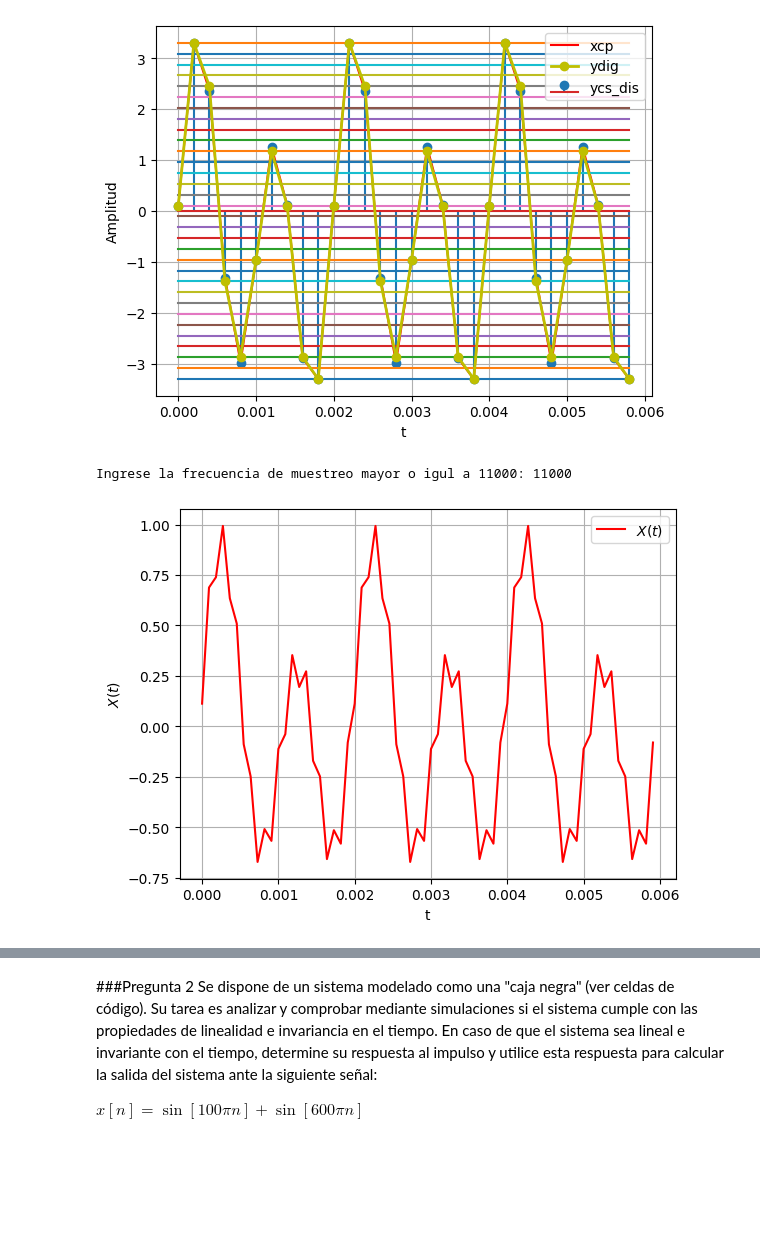
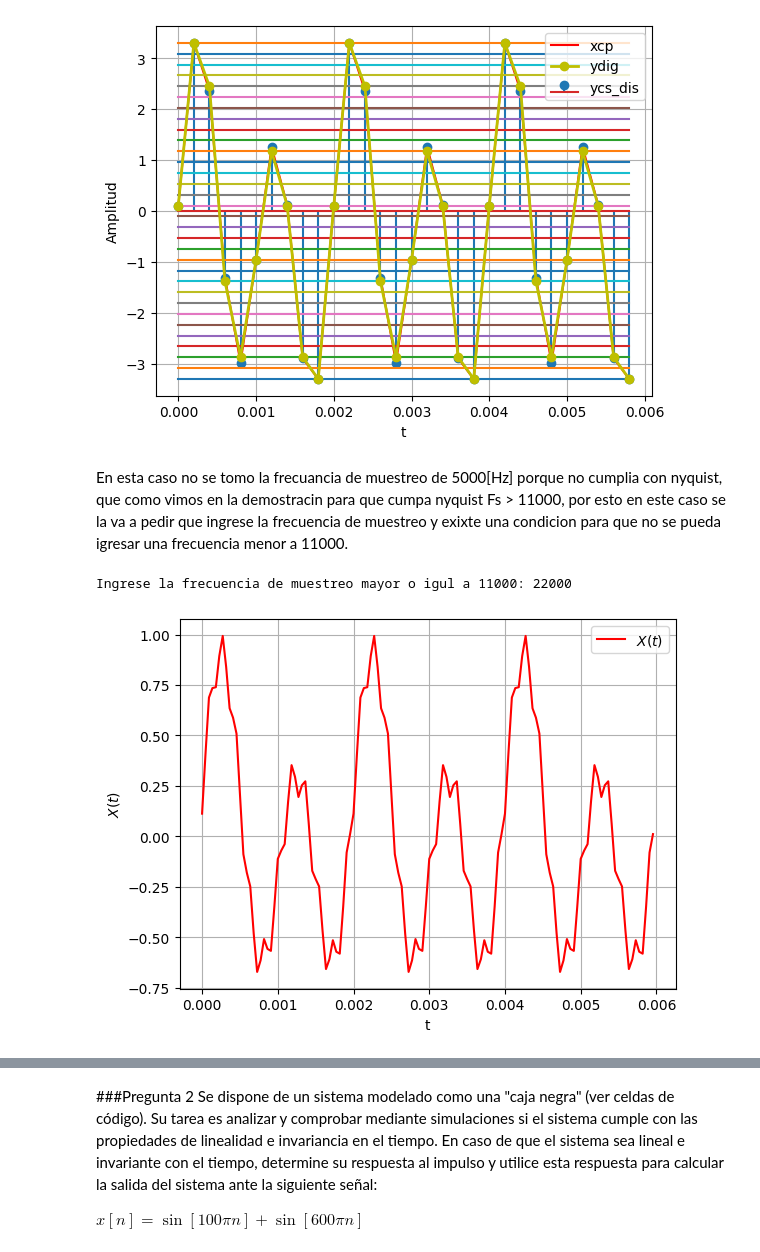
Before and after one commit to SebastianRodriguez05/SyS, a Jupyter notebook: Parcial_1_SyS.ipynb, the cells around one changed output, grey strips where cells are left out. Saved outputs shown, nothing was run; the diff lists cells and outputs as text; code cells hidden in the pictures; blank space fills up the shorter version.

```diff
--- a/Parcial_1_SyS.ipynb
+++ b/Parcial_1_SyS.ipynb
@@ -134,6 +138,8 @@ plt.ylabel('Amplitud')
 plt.show()
 # %% [output]
 [figure]
+# %% [markdown]
+En esta caso no se tomo la frecuancia de muestreo de 5000[Hz] porque no cumplia con nyquist, que como vimos en la demostracin para que cumpa nyquist Fs > 11000, por esto en este caso se la va a pedir que ingrese la frecuencia de muestreo y exixte una condicion para que no se pueda igresar una frecuencia menor a 11000.
 # %%
 from numpy import sin, pi, cos
 import numpy as np
@@ -143,47 +149,44 @@ A1 = 0.3 # Amplitud de la señal cos1
 A2 = 0.6 # Amplitud de la señal sin
 A3 = 0.1 # Amplitud de la señal cos2
 w1 = 1000*np.pi# Frecuencia de la señal cos1
 w2 = 2000*np.pi# Frecuencia de la señal sin
 w3 = 11000*np.pi# Frecuencia de la señal cos2
 T1 = 2*np.pi/w1 # Periodo de la señal cos1
 T2 = 2*np.pi/w2 # Periodo de la señal sin
 T3 = 2*np.pi/w3 # Periodo de la señal cos2
 F1 = 1/T1 # Frecuencia de la señal cos1
 F2 = 1/T2 # Frecuencia de la señal sin
 F3 = 1/T3 # Frecuencia de la señal cos2
 
 # periodo seña cuasiperiodica segun los calculos
 T = 1/500
 # definir el vector de tiempo
 ti = 0 # tiempo inicial
 tf = 3*T # tiempo final
 
 # definir frecuencia de muuetreo segun nyquist
 Fs =  int(input("Ingrese la frecuencia de muestreo mayor o igul a 11000: ")) # Frecuaencia mayor a 11000 para cumplir nyquist
 
 while Fs < 11000:
   print(f"La frecuencia de muestreo de {Fs}[Hz] no cumple nyquist")
   Fs =  int(input("Ingrese la frecuencia de muestreo mayor a 11000: ")) #
 
 
-else:
+tv = np.arange(ti,tf,1/Fs)
 
-  tv = np.arange(ti,tf,1/Fs)
-
-  #construir la señal
-  x = A1*np.cos(w1*tv - np.pi/4) +  A2*np.sin(w2*tv) +  0.1*np.cos(w3*tv - np.pi)
+#construir la señal
+x = A1*np.cos(w1*tv - np.pi/4) +  A2*np.sin(w2*tv) +  0.1*np.cos(w3*tv - np.pi)
 
 
-  plt.plot(tv,x,'r',label='$X(t)$')  #funcion para poder dibujar la señal  x
-
-  plt.grid(True) # dibuja las cudriculas detras de la señal
-  plt.legend()
-  plt.xlabel('t')
-  plt.ylabel('$X(t)$')
-  plt.show()
+plt.plot(tv,x,'r',label='$X(t)$')  #funcion para poder dibujar la señal  x
+plt.grid(True) # dibuja las cudriculas detras de la señal
+plt.legend()
+plt.xlabel('t')
+plt.ylabel('$X(t)$')
+plt.show()
 # %% [output]
-Ingrese la frecuencia de muestreo mayor o igul a 11000: 11000
+Ingrese la frecuencia de muestreo mayor o igul a 11000: 22000
-[figure, old version]
+[figure, new version]
 # %%
 def my_ceropen(x,ymin , ymax ): #en general se pueden definir valores por defecto
   '''
```
Also changed, not shown: parts of 7 cells of this notebook.
